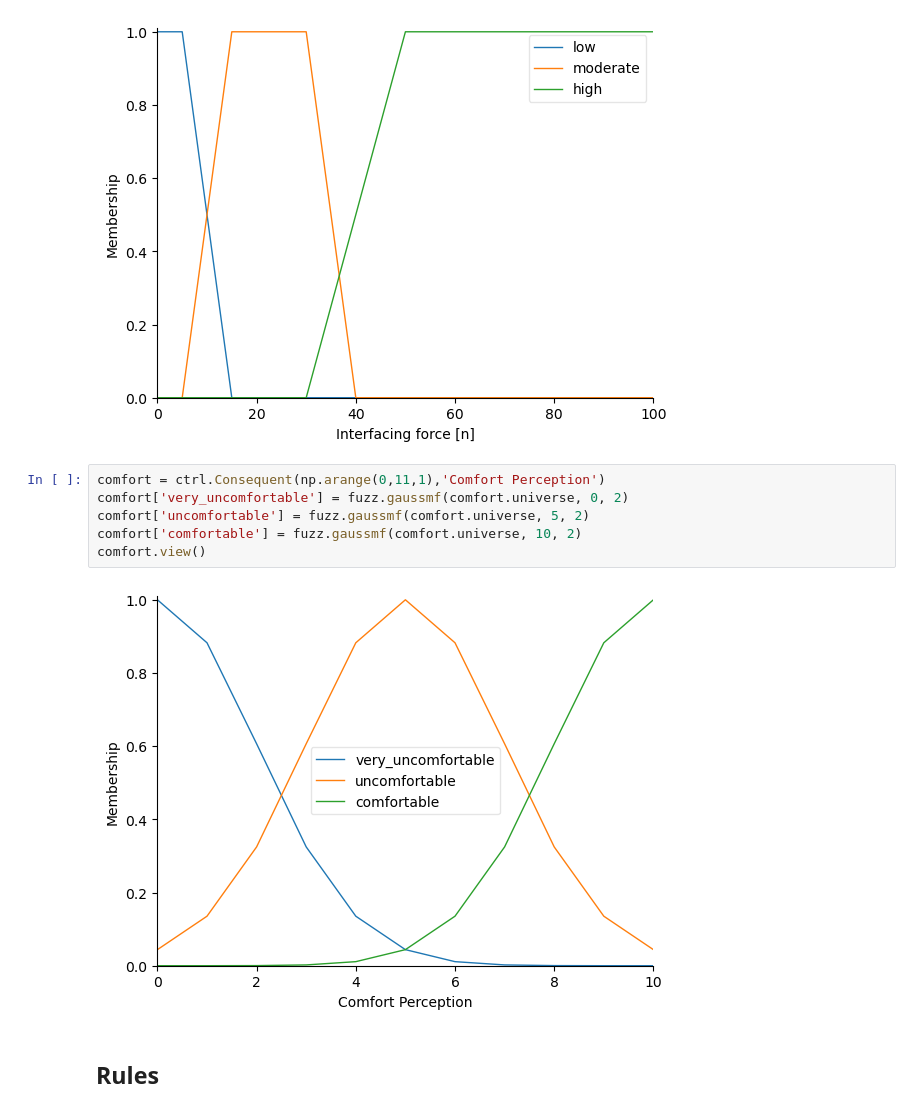
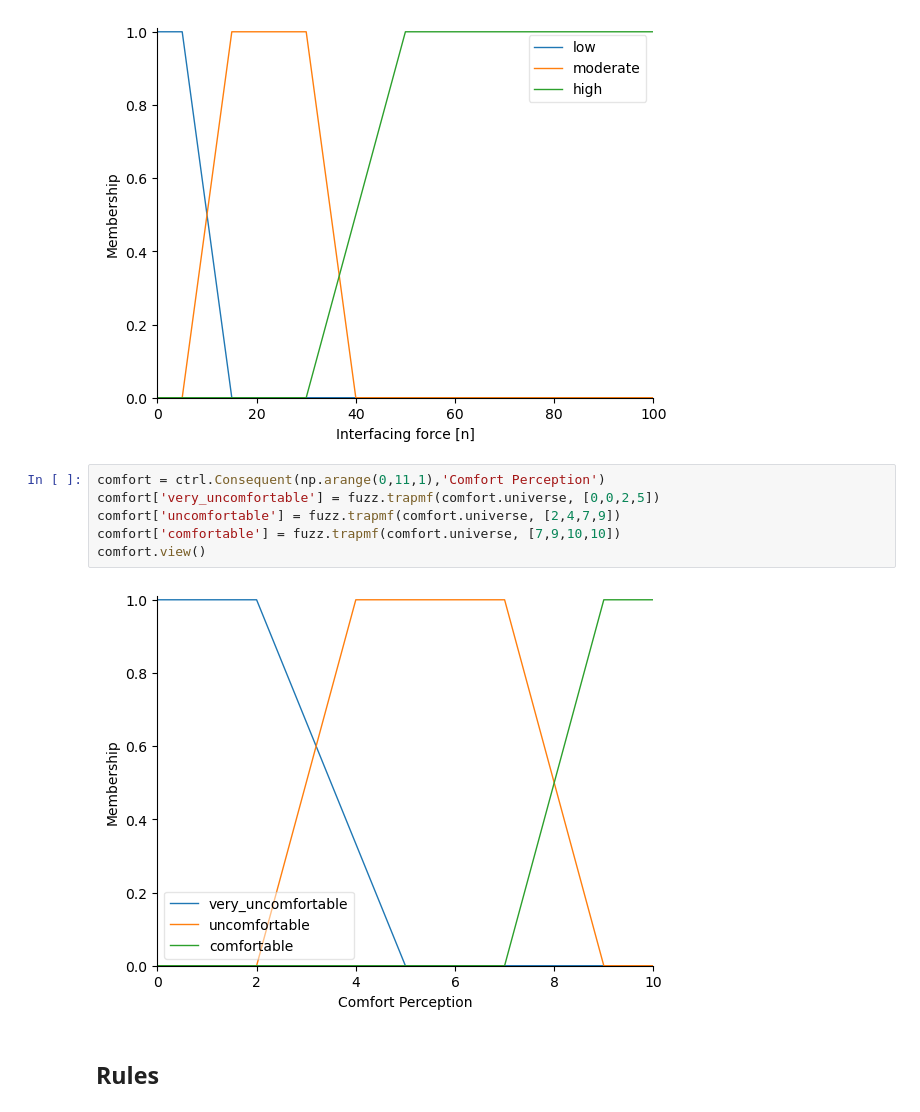
Before and after one commit to DanielProanoGuevara/Exo-sensing, a Jupyter notebook: Processing/ComfortFuzzy.ipynb, the cells around one changed output. Saved outputs shown, nothing was run; the diff lists cells and outputs as text.

```diff
--- a/Processing/ComfortFuzzy.ipynb
+++ b/Processing/ComfortFuzzy.ipynb
@@ -36,12 +36,12 @@ force.view()
 [figure]
 # %%
 comfort = ctrl.Consequent(np.arange(0,11,1),'Comfort Perception')
-comfort['very_uncomfortable'] = fuzz.gaussmf(comfort.universe, 0, 2)
-comfort['uncomfortable'] = fuzz.gaussmf(comfort.universe, 5, 2)
-comfort['comfortable'] = fuzz.gaussmf(comfort.universe, 10, 2)
+comfort['very_uncomfortable'] = fuzz.trapmf(comfort.universe, [0,0,2,5])
+comfort['uncomfortable'] = fuzz.trapmf(comfort.universe, [2,4,7,9])
+comfort['comfortable'] = fuzz.trapmf(comfort.universe, [7,9,10,10])
 comfort.view()
 # %% [output]
-[figure, old version]
+[figure, new version]
 # %% [markdown]
 ## Rules
 # %%
```
Also changed, not shown: parts of 6 cells of this notebook, 2 other files.
